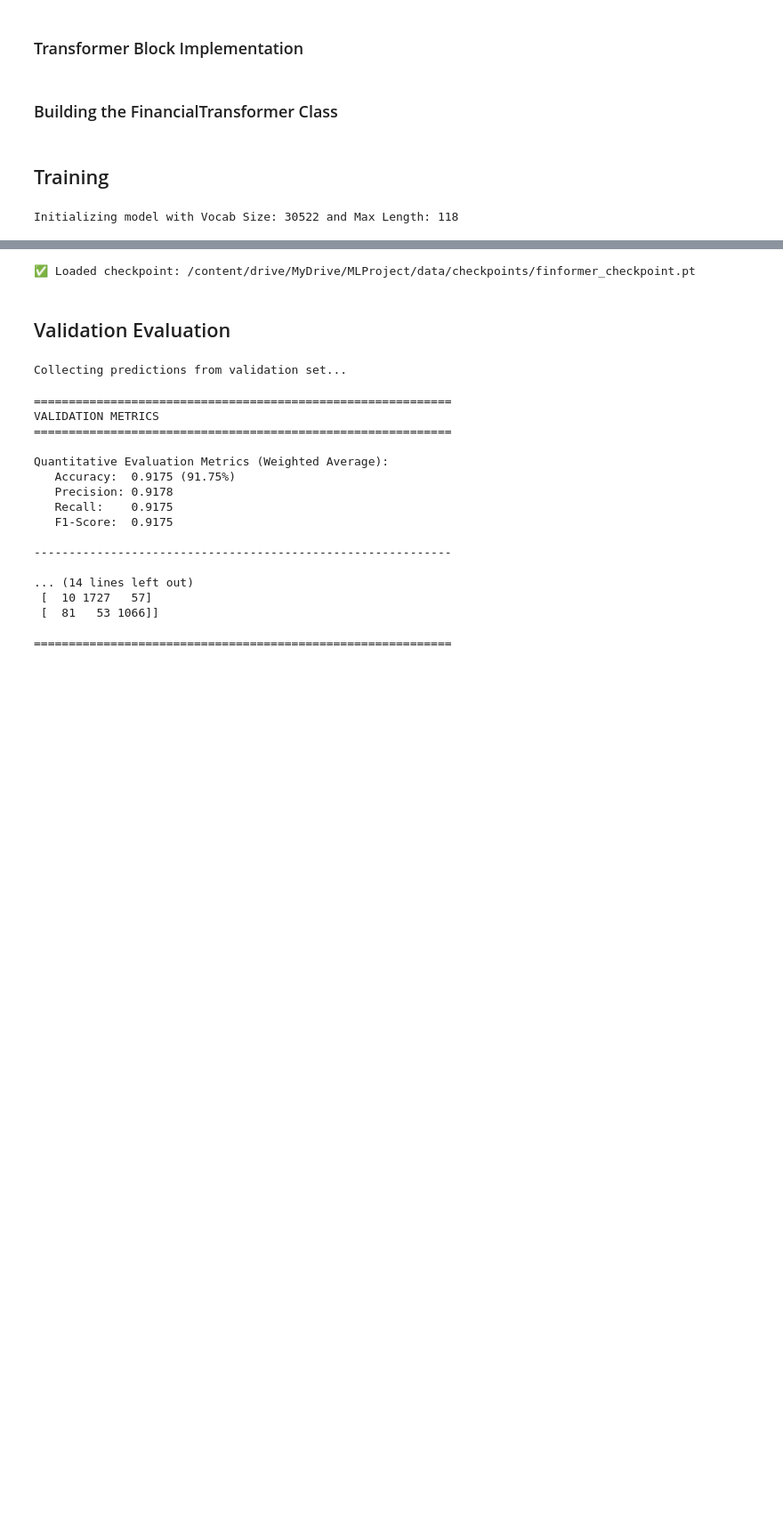
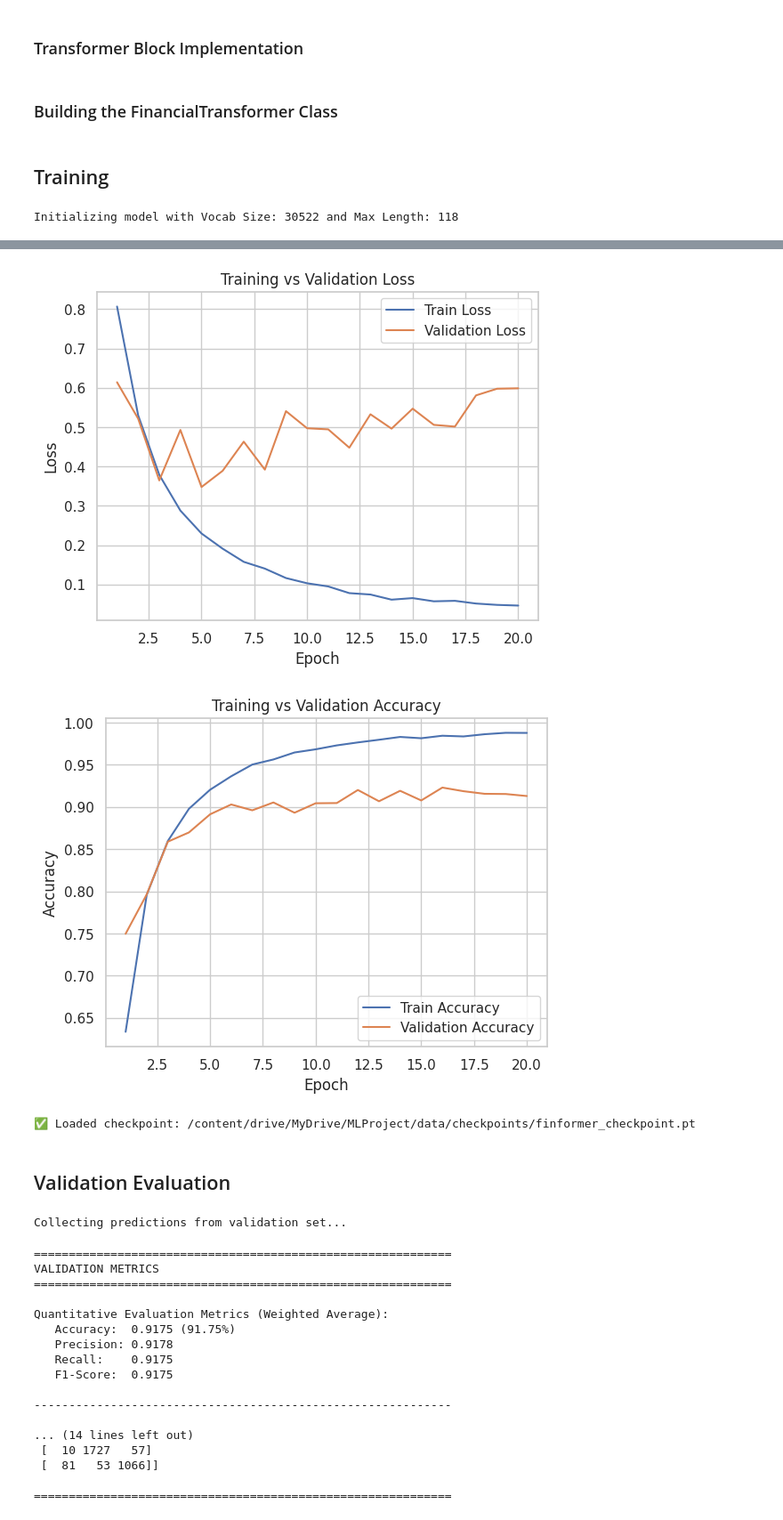
Before and after one commit to MahMosTash/FinFormer-Custom-Transformer-for-Financial-Sentiment, a Jupyter notebook: FinFormer.ipynb, the cells around one changed output, grey strips where cells are left out. Shown at 89% size. Drawn from its saved outputs; the diff is of its cells as text; code cells hidden in the pictures; blank space fills up the shorter version.

Commit message:
Training & validation loss + accuracy plot added

```diff
--- a/FinFormer.ipynb
+++ b/FinFormer.ipynb
@@ -990,6 +898,11 @@ best_val_accuracy = 0.0
 best_epoch = 0
 best_train_accuracy = 0.0
 best_train_loss = float('inf')
+
+train_losses = []
+train_accuracies = []
+val_accuracies = []
+val_losses = []
 
 for epoch in range(EPOCHS):
     model.train()
@@ -1029,6 +942,7 @@ for epoch in range(EPOCHS):
     model.eval()
     val_correct = 0
     val_total = 0
+    val_loss_total = 0.0
 
     with torch.no_grad():
         for batch in val_data_loader:
@@ -1037,18 +951,27 @@ for epoch in range(EPOCHS):
             targets = batch['targets'].to(device)
 
             logits = model(input_ids=input_ids, attention_mask=attention_mask)
+
+            loss = loss_fn(logits, targets)
+            val_loss_total += loss.item()
+
             _, preds = torch.max(logits, dim=1)
-
             val_correct += torch.sum(preds == targets).item()
             val_total += targets.size(0)
 
     val_accuracy = val_correct / val_total if val_total > 0 else 0.0
+    avg_val_loss = val_loss_total / len(val_data_loader)
 
     print(f"\n{'-'*30}")
     print(f"--- End of Epoch {epoch + 1} ---")
     print(f"Average Training Loss:   {avg_train_loss:.4f}")
     print(f"Training Accuracy:       {train_accuracy:.4f} ({train_accuracy*100:.2f}%)")
     print(f"Validation Accuracy:     {val_accuracy:.4f} ({val_accuracy*100:.2f}%)")
+
+    train_losses.append(avg_train_loss)
+    train_accuracies.append(train_accuracy)
+    val_accuracies.append(val_accuracy)
+    val_losses.append(avg_val_loss)
 
     if val_accuracy > best_val_accuracy:
         best_val_accuracy = val_accuracy
@@ -1132,3 +1056,28 @@ Best training loss (same epoch): 0.0665
+# %%
+import matplotlib.pyplot as plt
+
+epochs_range = range(1, EPOCHS + 1)
+
+plt.figure()
+plt.plot(epochs_range, train_losses)
+plt.plot(epochs_range, val_losses)
+plt.xlabel("Epoch")
+plt.ylabel("Loss")
+plt.title("Training vs Validation Loss")
+plt.legend(["Train Loss", "Validation Loss"])
+plt.show()
+
+plt.figure()
+plt.plot(epochs_range, train_accuracies)
+plt.plot(epochs_range, val_accuracies)
+plt.xlabel("Epoch")
+plt.ylabel("Accuracy")
+plt.title("Training vs Validation Accuracy")
+plt.legend(["Train Accuracy", "Validation Accuracy"])
+plt.show()
+# %% [output]
+[figure, added]
+[figure, added]
 # %%
 # Load a trained FinFormer checkpoint from a specific Google Drive path
 
```
Also changed, not shown: parts of 14 cells of this notebook.
